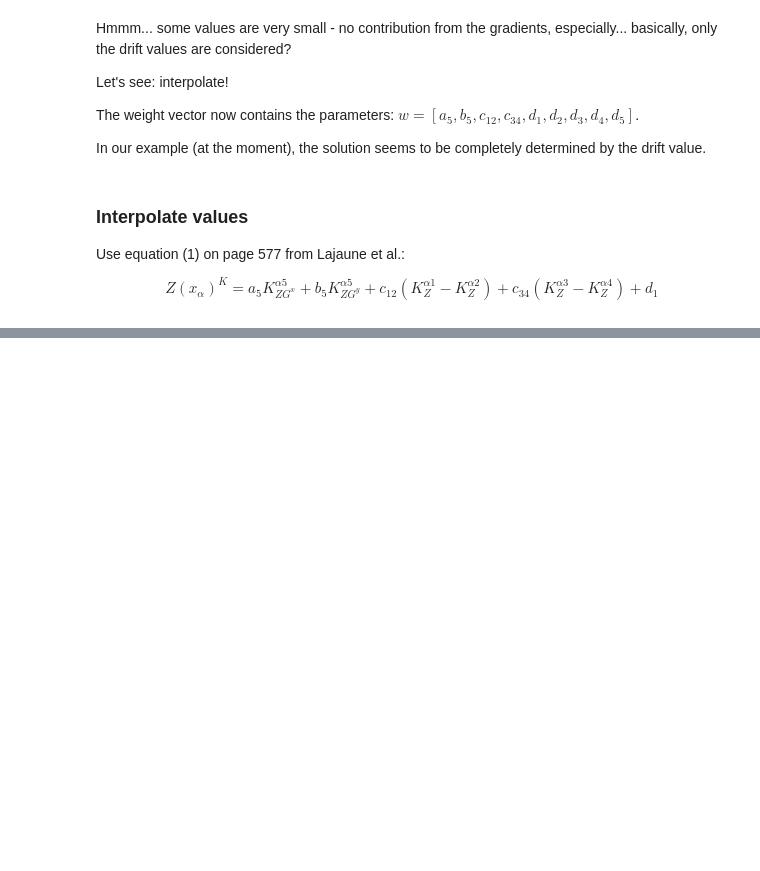
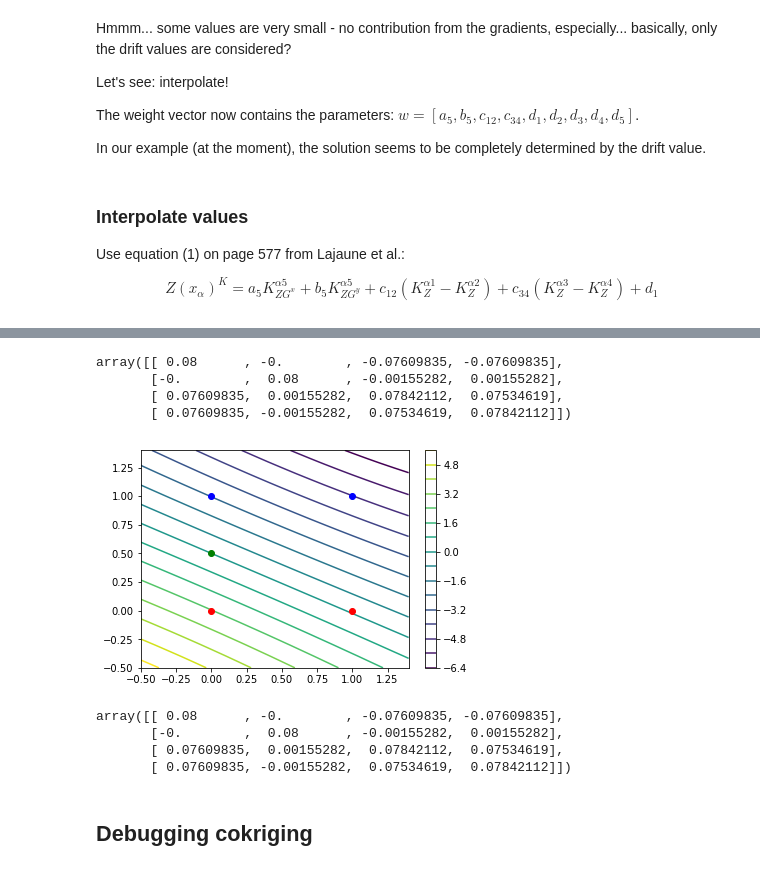
Before and after one commit to cgre-aachen/teaching, a Jupyter notebook: geomodeling/scalar_field_cokriging_minimal_example.ipynb, the cells around one changed output, grey strips where cells are left out. Drawn from its saved outputs; the diff is of its cells as text; code cells hidden in the pictures; blank space fills up the shorter version.

```diff
--- a/geomodeling/scalar_field_cokriging_minimal_example.ipynb
+++ b/geomodeling/scalar_field_cokriging_minimal_example.ipynb
@@ -432,0 +595,24 @@ interp_val(x_alpha, weights, x_all)
+# %%
+geomodel.K
+# %% [output]
+array([[ 0.08      , -0.        , -0.07609835, -0.07609835],
+       [-0.        ,  0.08      , -0.00155282,  0.00155282],
+       [ 0.07609835,  0.00155282,  0.07842112,  0.07534619],
+       [ 0.07609835, -0.00155282,  0.07534619,  0.07842112]])
+# %%
+geomodel.K[0,0] = 1./3.
+geomodel.K[1,1] = 1./3.
+# %%
+geomodel.solve()
+geomodel.plot()
+# %% [output]
+[figure, added]
+# %%
+geomodel.K
+# %% [output]
+array([[ 0.08      , -0.        , -0.07609835, -0.07609835],
+       [-0.        ,  0.08      , -0.00155282,  0.00155282],
+       [ 0.07609835,  0.00155282,  0.07842112,  0.07534619],
+       [ 0.07609835, -0.00155282,  0.07534619,  0.07842112]])
+# %% [markdown]
+## Debugging cokriging
```
Also changed, not shown: parts of 35 cells of this notebook.
